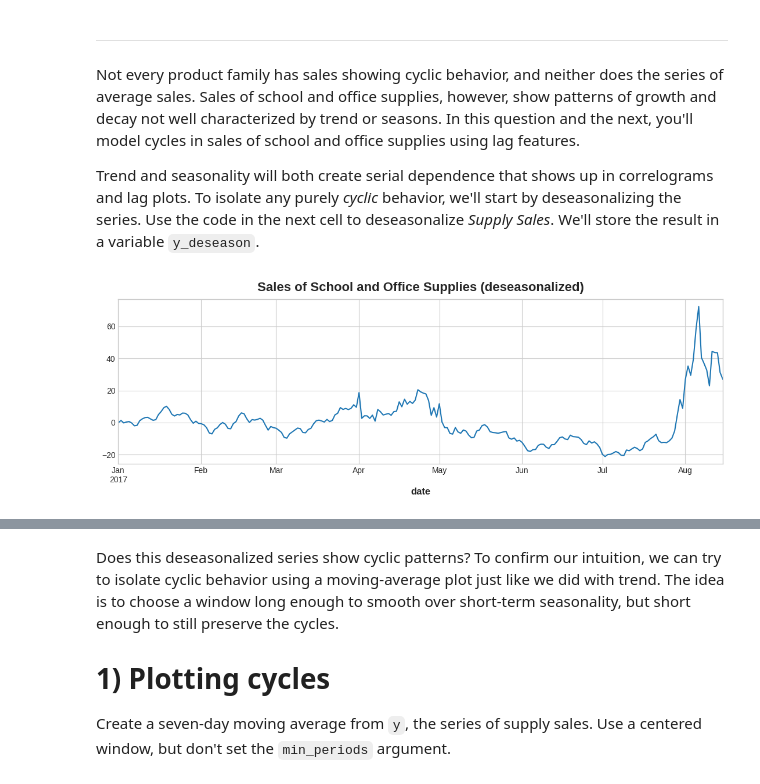
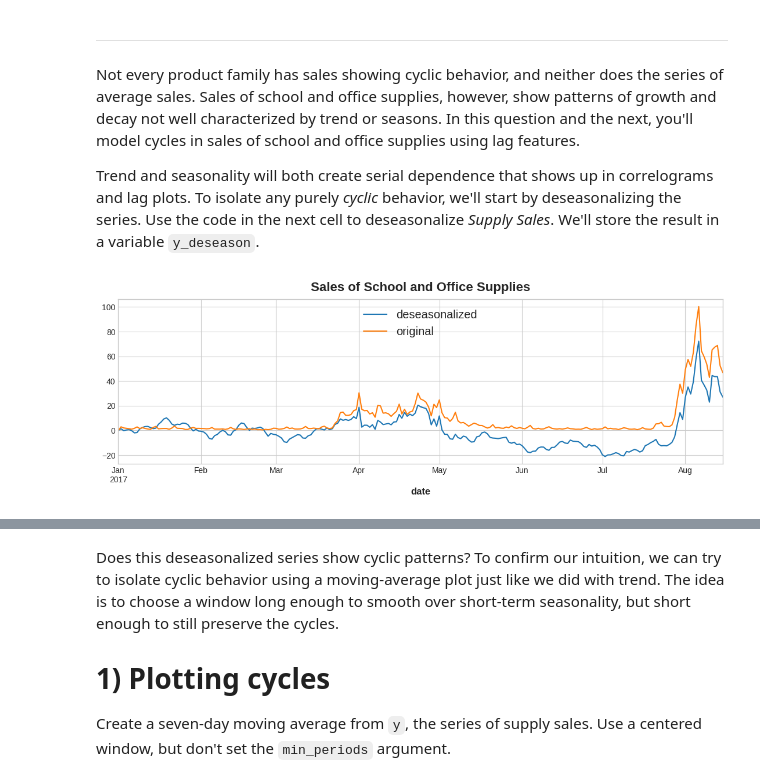
Before and after one commit to Darbeheshti/Forcast-timeseries, a Jupyter notebook: exercise-time-series-as-features.ipynb, the cells around one changed output, grey strips where cells are left out. Drawn from its saved outputs; the diff is of its cells as text; code cells hidden in the pictures.

```diff
--- a/exercise-time-series-as-features.ipynb
+++ b/exercise-time-series-as-features.ipynb
@@ -77,8 +77,11 @@ model = LinearRegression(fit_intercept=False)
 model.fit(X_time, y)
 y_deseason = y - model.predict(X_time)
 y_deseason.name = 'sales_deseasoned'
-
-ax = y_deseason.plot()
-ax.set_title("Sales of School and Office Supplies (deseasonalized)");
-# %% [output]
-[figure, removed]
+# %%
+#plot
+ax = y_deseason.plot(label='deseasonalized')
+ax = y.plot(label='original')
+legend = ax.legend(loc='upper center', shadow=True, fontsize='x-large')
+ax.set_title("Sales of School and Office Supplies");
+# %% [output]
+[figure, added]
```
Also changed, not shown: parts of 2 cells of this notebook.
